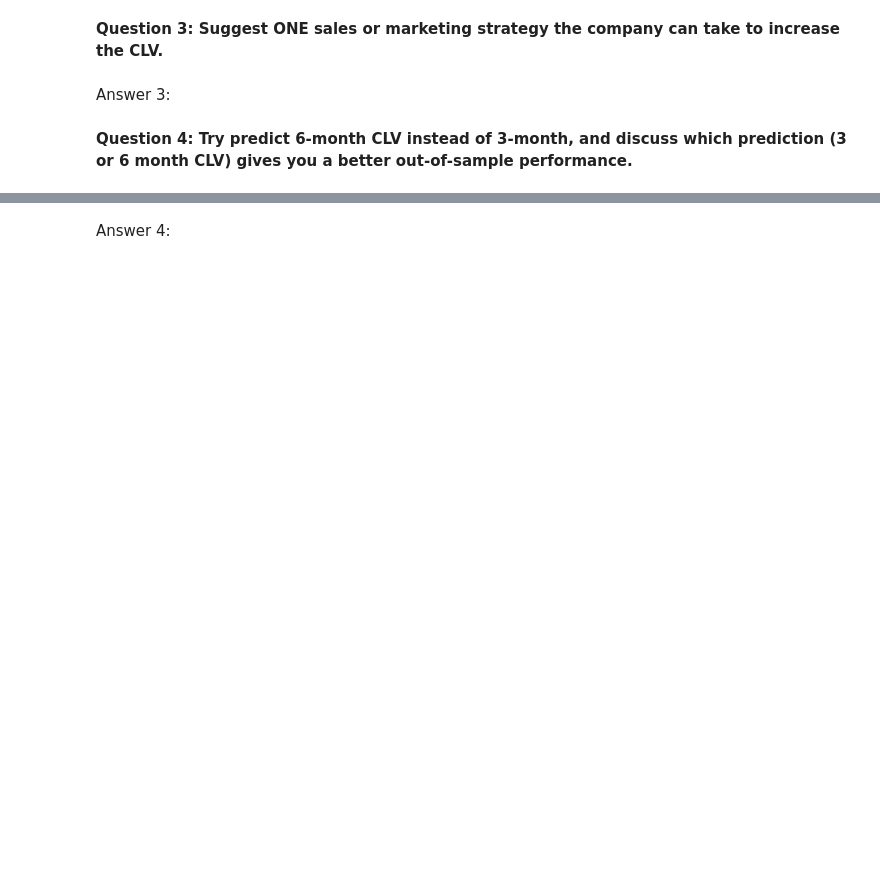
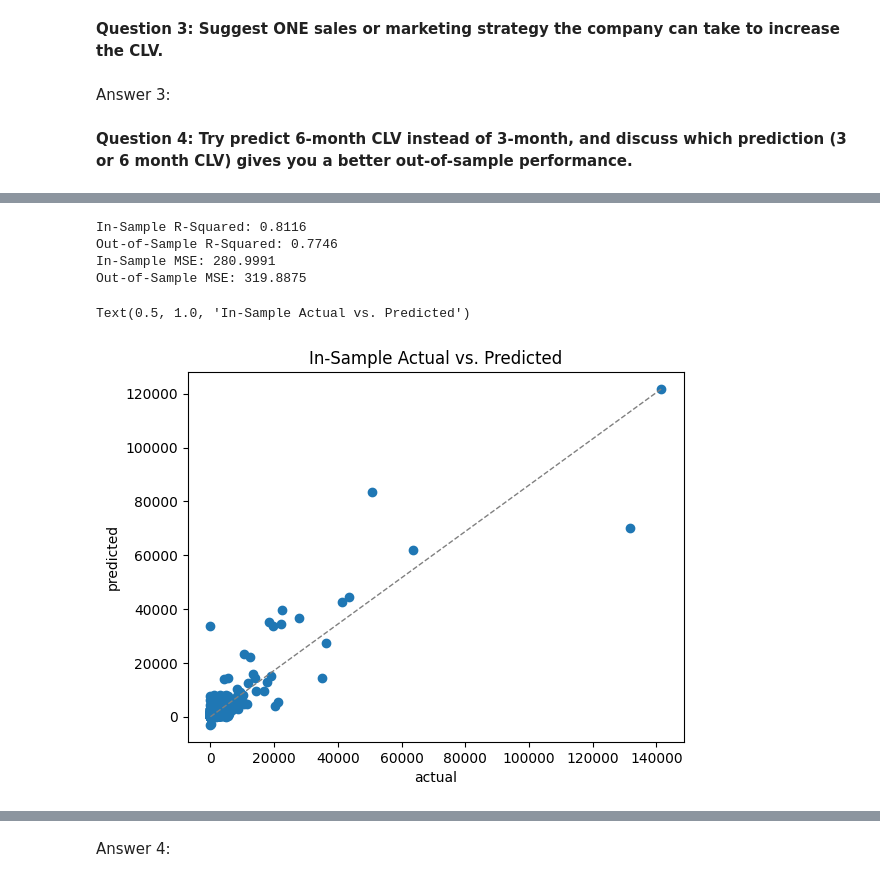
Before and after one commit to bkty1122/bkty1122, a Jupyter notebook: master-school-project/COM6003-Lecon 5/COM6101_2023_24_Sem_2_Lab_5_old.ipynb, the cells around one changed output, grey strips where cells are left out. Cells and saved outputs as stored; diff of their text form; code cells hidden in the pictures; blank space fills up the shorter version.

```diff
--- a/master-school-project/COM6003-Lecon 5/COM6101_2023_24_Sem_2_Lab_5.ipynb
+++ b/master-school-project/COM6003-Lecon 5/COM6101_2023_24_Sem_2_Lab_5_old.ipynb
@@ -583,0 +727,47 @@ Answer 3:
+# %%
+# generate the model using the LinearRegression
+from sklearn.model_selection import train_test_split
+from sklearn.linear_model import LinearRegression
+from sklearn.metrics import r2_score, median_absolute_error
+
+# Set CLV as dependent variable while the other features (except CustomerID) as independent variables
+target_var = 'CLV_'+clv_freq
+all_features = [x for x in sample_set_df.columns if x not in ['CustomerID', target_var]]
+target_var, all_features
+
+# Split data: 70% training & 30% testing
+x_train, x_test, y_train, y_test = train_test_split(
+    sample_set_df[all_features],
+    sample_set_df[target_var],
+    test_size=0.3,
+    random_state = 40
+)
+
+reg_fit = LinearRegression()
+
+reg_fit.fit(x_train, y_train)
+
+reg_fit.intercept_
+
+# plot the actual vs predicted
+train_preds =  reg_fit.predict(x_train)
+test_preds = reg_fit.predict(x_test)
+
+print('In-Sample R-Squared: %0.4f' % r2_score(y_true=y_train, y_pred=train_preds))
+print('Out-of-Sample R-Squared: %0.4f' % r2_score(y_true=y_test, y_pred=test_preds))
+print('In-Sample MSE: %0.4f' % median_absolute_error(y_true=y_train, y_pred=train_preds))
+print('Out-of-Sample MSE: %0.4f' % median_absolute_error(y_true=y_test, y_pred=test_preds))
+
+plt.scatter(y_train, train_preds)
+plt.plot([0, max(y_train)], [0, max(train_preds)], color='gray', lw=1, linestyle='--')
+
+plt.xlabel('actual')
+plt.ylabel('predicted')
+plt.title('In-Sample Actual vs. Predicted')
+# %% [output]
+In-Sample R-Squared: 0.8116
+Out-of-Sample R-Squared: 0.7746
+In-Sample MSE: 280.9991
+Out-of-Sample MSE: 319.8875
+Text(0.5, 1.0, 'In-Sample Actual vs. Predicted')
+[figure, added]
```
Also changed, not shown: parts of 26 cells of this notebook, 1 other file.
